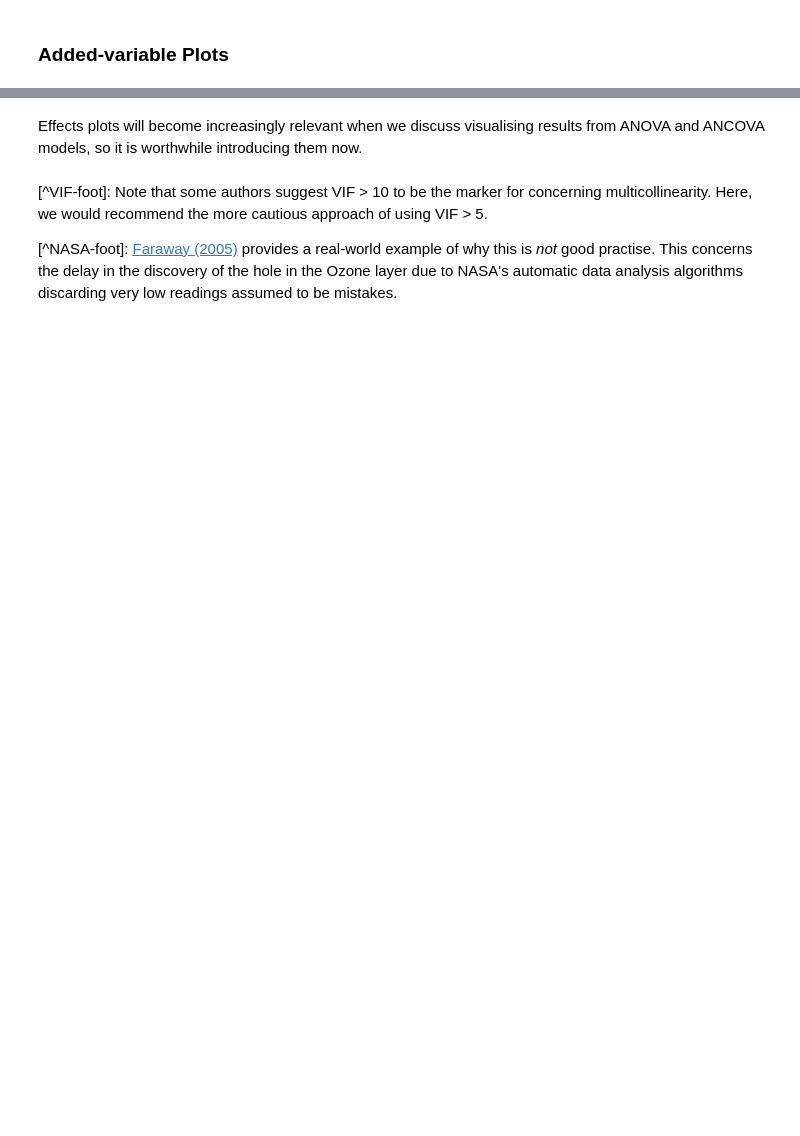
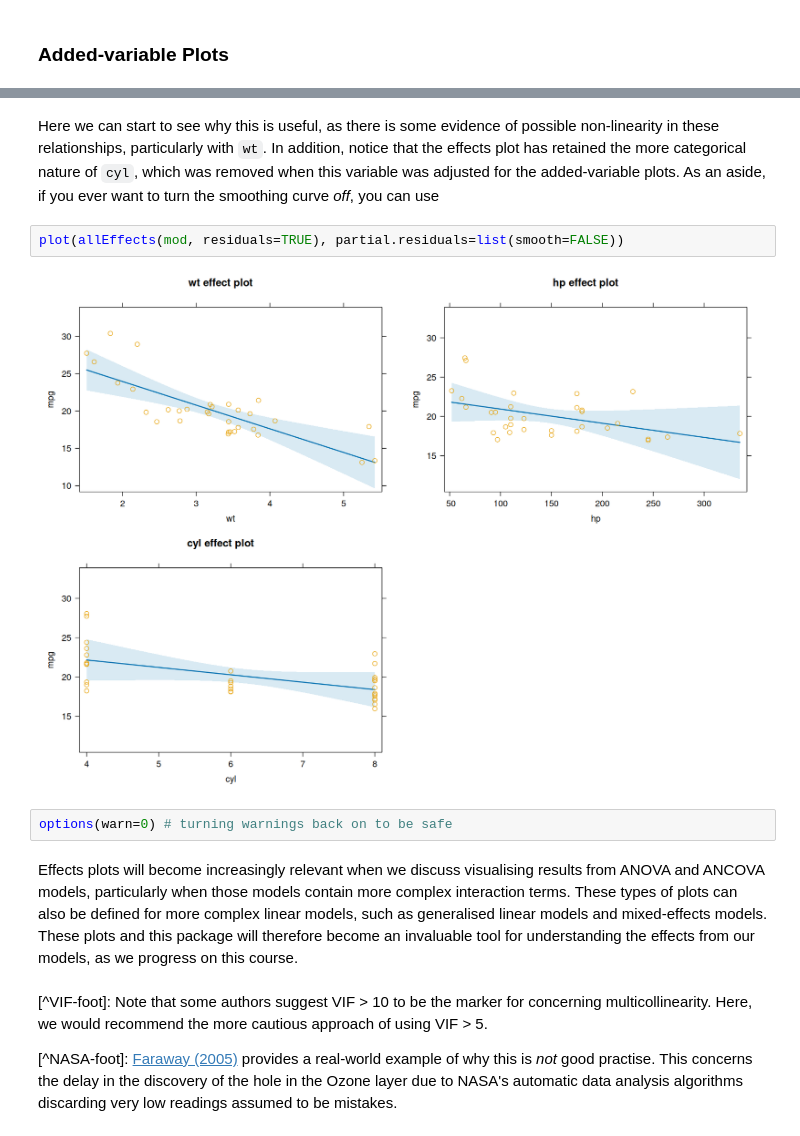
Before and after one commit to PCHN63101-Advanced-Data-Skills/Assumptions-Diagnostics-Transforms, a Jupyter notebook: 4.diagnostic-plots.ipynb, the cells around one changed output, grey strips where cells are left out. Cells and saved outputs as stored; diff of their text form; blank space fills up the shorter version.

```diff
--- a/4.diagnostic-plots.ipynb
+++ b/4.diagnostic-plots.ipynb
@@ -123,5 +153,13 @@ options(warn=0)
+# %% [markdown]
+Here we can start to see why this is useful, as there is some evidence of possible non-linearity in these relationships, particularly with `wt`. In addition, notice that the effects plot has retained the more categorical nature of `cyl`, which was removed when this variable was adjusted for the added-variable plots. As an aside, if you ever want to turn the smoothing curve *off*, you can use
+# %%
+plot(allEffects(mod, residuals=TRUE), partial.residuals=list(smooth=FALSE))
+# %% [output]
+[figure, added]
+# %%
+options(warn=0) # turning warnings back on to be safe
 # %% [markdown]
-Effects plots will become increasingly relevant when we discuss visualising results from ANOVA and ANCOVA models, so it is worthwhile introducing them now.
+Effects plots will become increasingly relevant when we discuss visualising results from ANOVA and ANCOVA models, particularly when those models contain more complex interaction terms. These types of plots can also be defined for more complex linear models, such as generalised linear models and mixed-effects models. These plots and this package will therefore become an invaluable tool for understanding the effects from our models, as we progress on this course.
 # %% [markdown]
 [^VIF-foot]: Note that some authors suggest VIF > 10 to be the marker for concerning multicollinearity. Here, we would recommend the more cautious approach of using VIF > 5.
 
```
Also changed, not shown: parts of 13 cells of this notebook, 30 other files.
